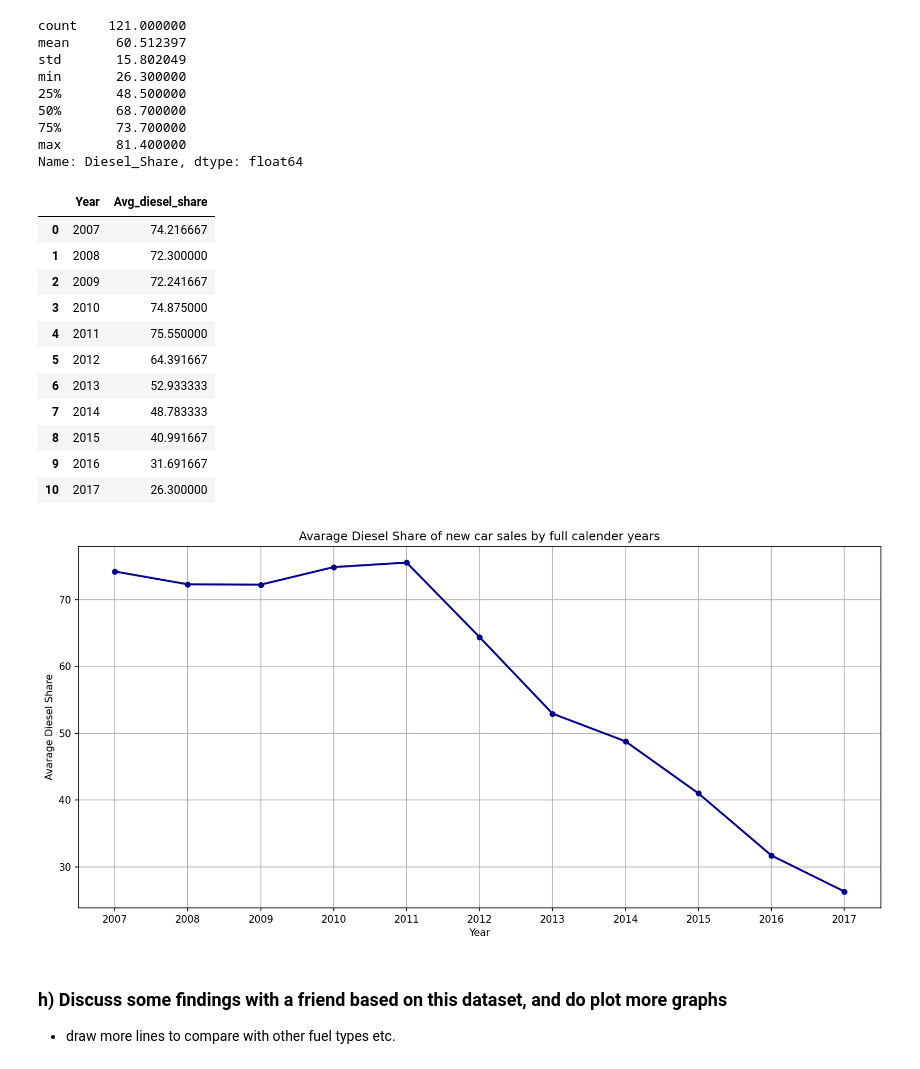
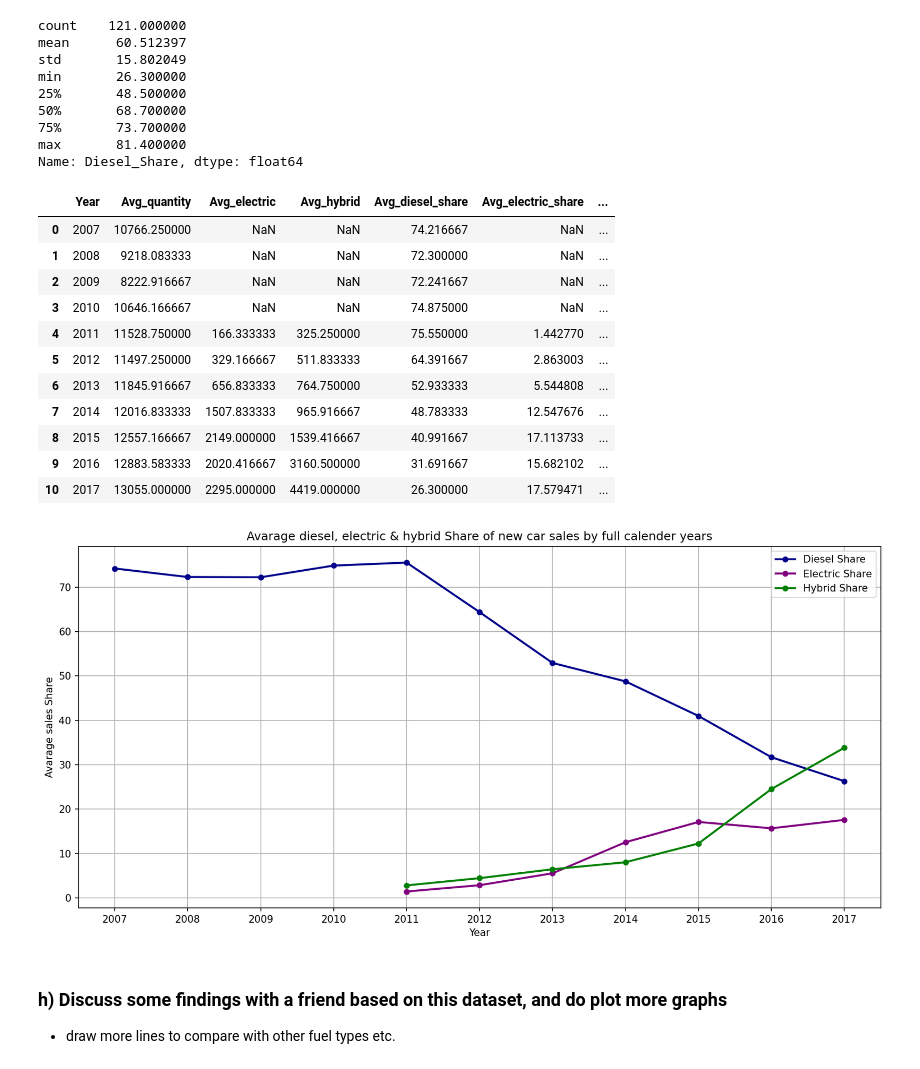
Before and after one commit to StefanLundberg77/ai_engineering_stefan_lundberg, a Jupyter notebook: exercises/exercise_0/0_car_sales_in_norway.ipynb, the cells around one changed output. Saved outputs shown, nothing was run; the diff lists cells and outputs as text; code cells hidden in the pictures.

Commit message:
added hybrid, electric ot diesel chart

```diff
--- a/exercises/exercise_0/0_car_sales_in_norway.ipynb
+++ b/exercises/exercise_0/0_car_sales_in_norway.ipynb
@@ -360,51 +360,69 @@ max       81.400000
 Name: Diesel_Share, dtype: float64
 # %%
 df_diesel_share = db.query("""
-        SELECT
+    SELECT
         Year,
-        AVG(Diesel_Share) as Avg_diesel_share
-        FROM
+        AVG(Quantity) AS Avg_quantity,
+        AVG(Quantity_Electric) AS Avg_electric,
+        AVG(Quantity_Hybrid) AS Avg_hybrid,
+        AVG(Diesel_Share) AS Avg_diesel_share,
+        AVG(Quantity_Electric) / AVG(Quantity) * 100 AS Avg_electric_share,
+        AVG(Quantity_Hybrid) / AVG(Quantity) * 100 AS Avg_hybrid_share
+    FROM
         df
-        GROUP BY
+    GROUP BY
         Year
-        ORDER BY
+    ORDER BY
         Year ASC
 """).df()
 
 df_diesel_share
 # %% [output]
-|  | Year | Avg_diesel_share |
-| 0 | 2007 | 74.216667 |
-| 1 | 2008 | 72.300000 |
-| 2 | 2009 | 72.241667 |
-| 3 | 2010 | 74.875000 |
-| 4 | 2011 | 75.550000 |
-| 5 | 2012 | 64.391667 |
-| 6 | 2013 | 52.933333 |
-| 7 | 2014 | 48.783333 |
-| 8 | 2015 | 40.991667 |
-| 9 | 2016 | 31.691667 |
-| 10 | 2017 | 26.300000 |
+|  | Year | Avg_quantity | Avg_electric | Avg_hybrid | Avg_diesel_share | Avg_electric_share | ... |
+| 0 | 2007 | 10766.250000 | NaN | NaN | 74.216667 | NaN | ... |
+| 1 | 2008 | 9218.083333 | NaN | NaN | 72.300000 | NaN | ... |
+| 2 | 2009 | 8222.916667 | NaN | NaN | 72.241667 | NaN | ... |
+| 3 | 2010 | 10646.166667 | NaN | NaN | 74.875000 | NaN | ... |
+| 4 | 2011 | 11528.750000 | 166.333333 | 325.250000 | 75.550000 | 1.442770 | ... |
+| 5 | 2012 | 11497.250000 | 329.166667 | 511.833333 | 64.391667 | 2.863003 | ... |
+| 6 | 2013 | 11845.916667 | 656.833333 | 764.750000 | 52.933333 | 5.544808 | ... |
+| 7 | 2014 | 12016.833333 | 1507.833333 | 965.916667 | 48.783333 | 12.547676 | ... |
+| 8 | 2015 | 12557.166667 | 2149.000000 | 1539.416667 | 40.991667 | 17.113733 | ... |
+| 9 | 2016 | 12883.583333 | 2020.416667 | 3160.500000 | 31.691667 | 15.682102 | ... |
+| 10 | 2017 | 13055.000000 | 2295.000000 | 4419.000000 | 26.300000 | 17.579471 | ... |
 # %%
 import matplotlib.pyplot as plt
 
 fig, ax = plt.subplots(figsize=(12, 6), dpi=150)
 
 plt.grid(True)
 plt.xticks(df_diesel_share["Year"])
 ax.plot(df_diesel_share["Year"], df_diesel_share["Avg_diesel_share"],
         marker="o",
         linestyle="-",
         color="darkblue",
         linewidth=2,
         markersize=5)
+ax.plot(df_diesel_share["Year"], df_diesel_share["Avg_electric_share"],
+        marker="o",
+        linestyle="-",
+        color="purple",
+        linewidth=2,
+        markersize=5)
+ax.plot(df_diesel_share["Year"], df_diesel_share["Avg_hybrid_share"],
+        marker="o",
+        linestyle="-",
+        color="green",
+        linewidth=2,
+        markersize=5)
 ax.set(xlabel="Year",
-       ylabel="Avarage Diesel Share",
-       title="Avarage Diesel Share of new car sales by full calender years")
+       ylabel="Avarage sales Share",
+       title="Avarage diesel, electric & hybrid Share of new car sales by full calender years")
+plt.legend(["Diesel Share", "Electric Share", "Hybrid Share"])
 plt.tight_layout()
 fig.savefig("diesel_share_year.png")
 # %% [output]
-[figure, old version]
+[figure, new version]
 # %% [markdown]
  ### h) Discuss some findings with a friend based on this dataset, and do plot more graphs
 
```
Also changed, not shown: parts of 1 cell of this notebook, 2 other files.
